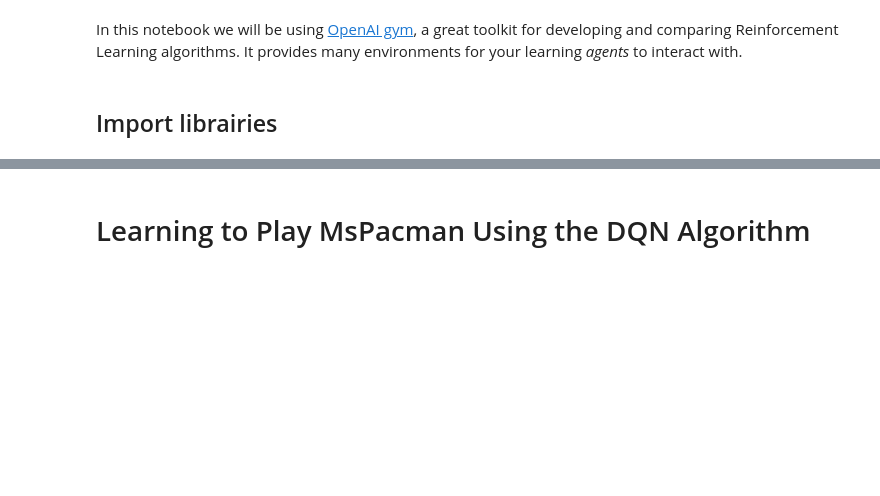
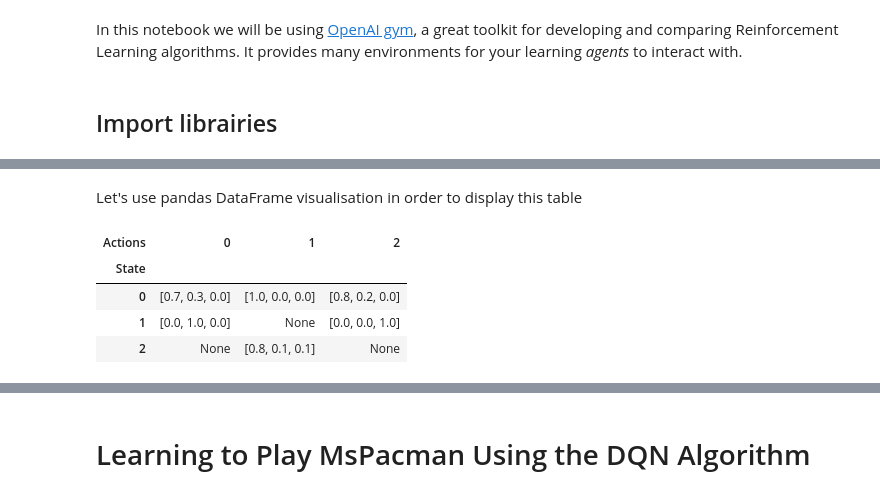
Before and after one commit to wikistat/AI-Frameworks, a Jupyter notebook: ReinforcementLearning/reinforcement_learning_DQN.ipynb, the cells around one changed output, grey strips where cells are left out. Cells and saved outputs as stored; diff of their text form; code cells hidden in the pictures; blank space fills up the shorter version.

```diff
--- a/ReinforcementLearning/reinforcement_learning_DQN.ipynb
+++ b/ReinforcementLearning/reinforcement_learning_DQN.ipynb
@@ -239,0 +90,12 @@ Summary: mean=22.4, std=26.780170, min=0, max=220
+# %% [markdown]
+Let's use pandas DataFrame visualisation in order to display this table
+# %%
+transition_probabilities_df = pd.DataFrame(transition_probabilities).rename_axis('Actions', axis=1)
+transition_probabilities_df.index.name="State"
+transition_probabilities_df
+# %% [output]
+| Actions | 0 | 1 | 2 |
+| State |  |  |  |
+| 0 | [0.7, 0.3, 0.0] | [1.0, 0.0, 0.0] | [0.8, 0.2, 0.0] |
+| 1 | [0.0, 1.0, 0.0] | None | [0.0, 0.0, 1.0] |
+| 2 | None | [0.8, 0.1, 0.1] | None |
```
Also changed, not shown: parts of 48 cells of this notebook, 3 other files.
